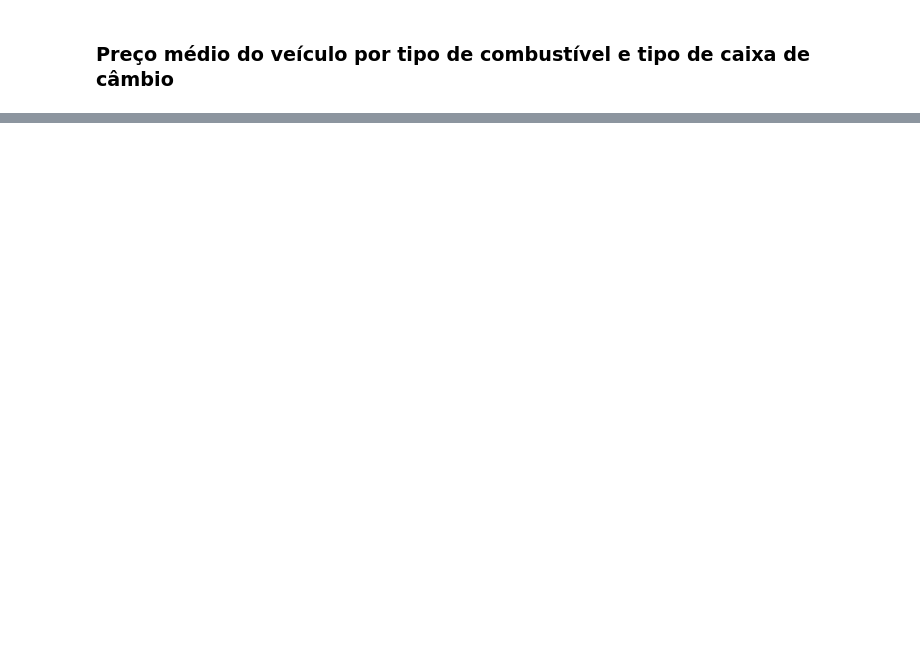
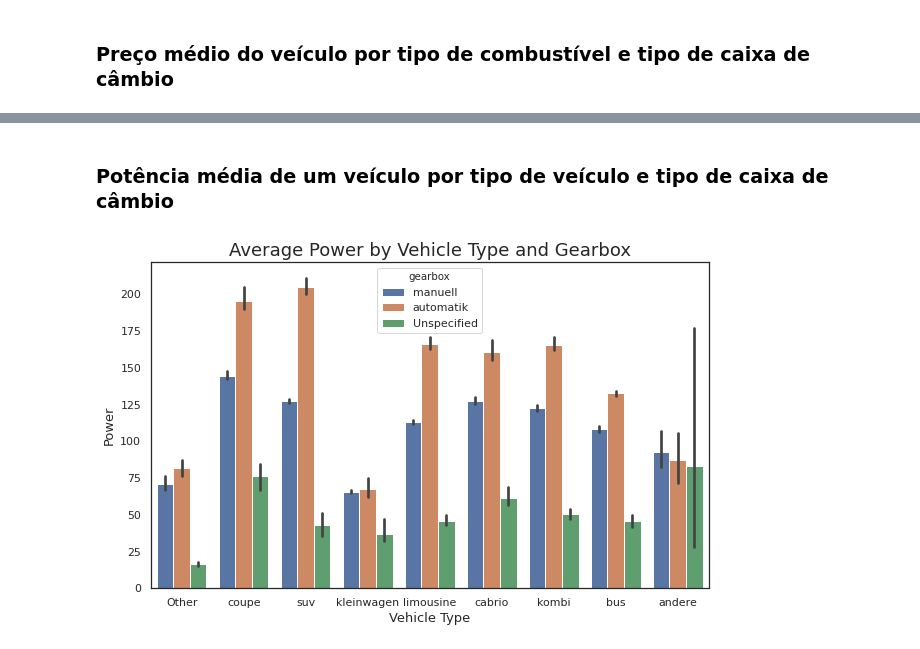
Before and after one commit to ralsouza/kaggle, a Jupyter notebook: src/03_Kaggle_Analysis_3.ipynb, the cells around one changed output, grey strips where cells are left out. Drawn from its saved outputs; the diff is of its cells as text; code cells hidden in the pictures; blank space fills up the shorter version.

```diff
--- a/src/03_Kaggle_Analysis_3.ipynb
+++ b/src/03_Kaggle_Analysis_3.ipynb
@@ -27,0 +42,12 @@ df.head()
+# %% [markdown]
+### Potência média de um veículo por tipo de veículo e tipo de caixa de câmbio
+# %%
+# Crie um Barplot com a Potência média de um veículo por tipo de veículo e tipo de caixa de câmbio
+fig, ax = plt.subplots(figsize=(10,6))
+sns.barplot(x='vehicleType',y='powerPS',hue='gearbox',data=df)
+ax.set_title('Average Power by Vehicle Type and Gearbox',fontdict={'size':18})
+ax.yaxis.set_label_text('Power',fontdict={'size':13})
+ax.xaxis.set_label_text('Vehicle Type',fontdict={'size':13})
+plt.show()
+# %% [output]
+[figure, added]
```
Also changed, not shown: parts of 4 cells of this notebook.
